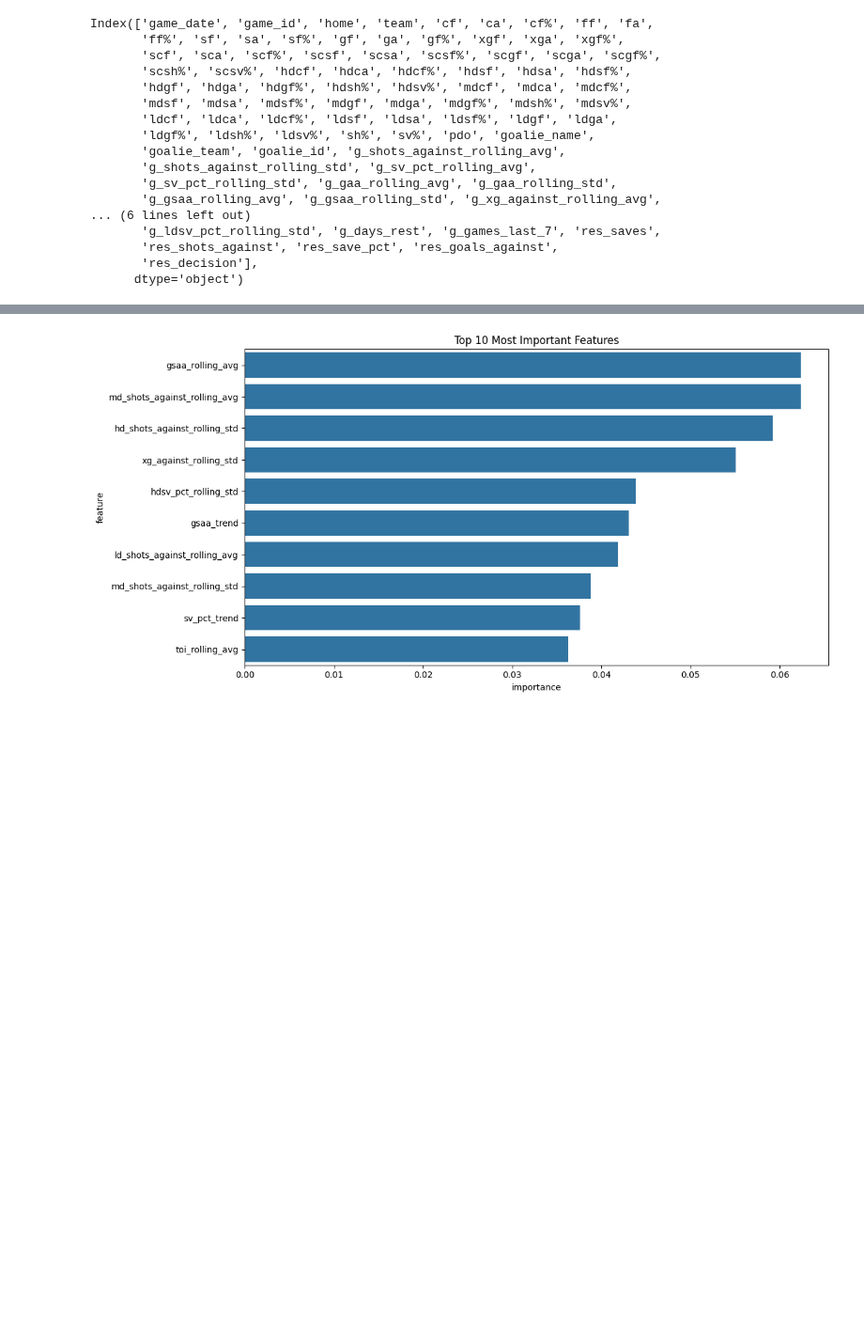
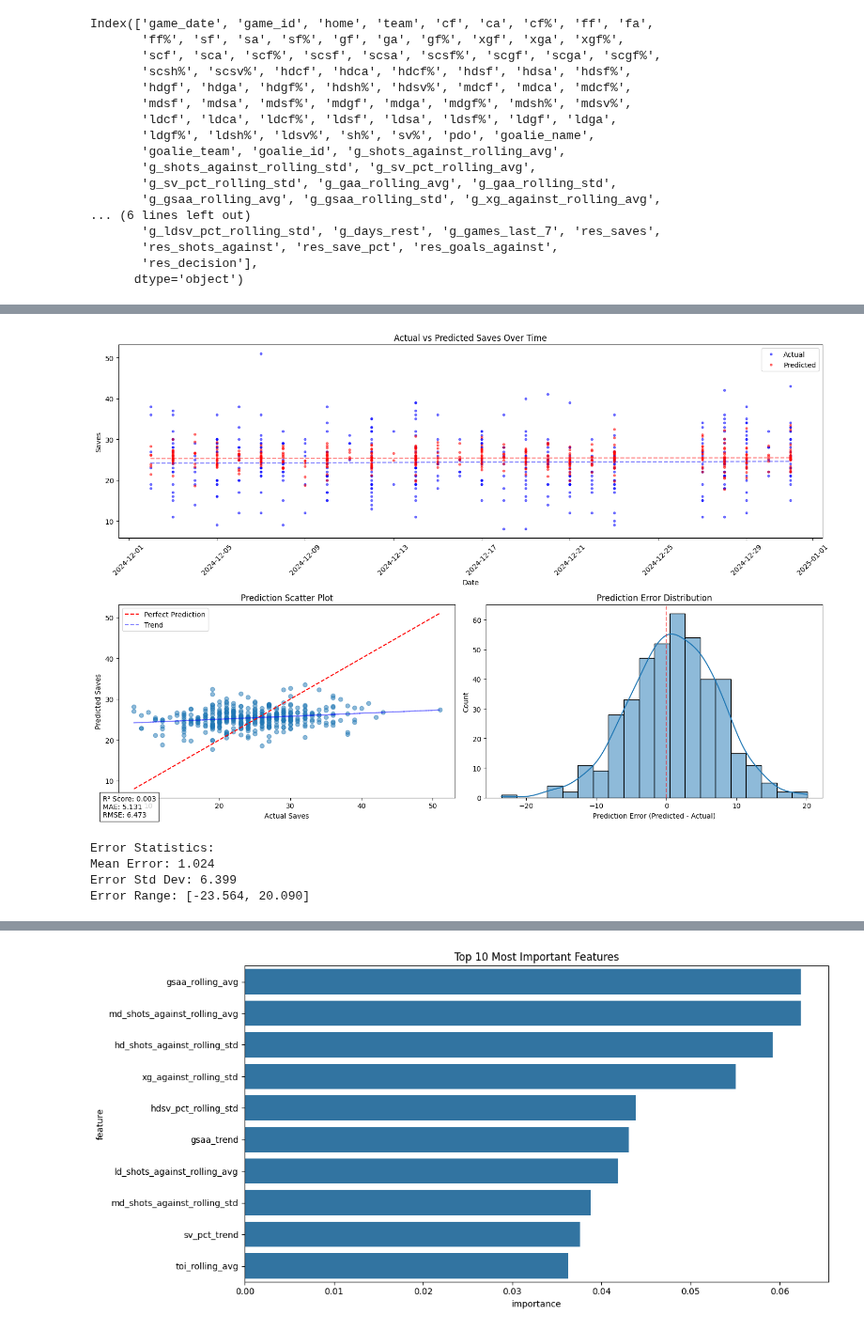
Before and after one commit to bwista/accurateshothelper, a Jupyter notebook: notebooks/goalie_eda.ipynb, the cells around one changed output, grey strips where cells are left out. Shown at 94% size. Saved outputs shown, nothing was run; the diff lists cells and outputs as text; code cells hidden in the pictures; blank space fills up the shorter version.

```diff
--- a/notebooks/goalie_eda.ipynb
+++ b/notebooks/goalie_eda.ipynb
@@ -752,7 +862,9 @@ processed_df = processed_df.sort_values('game_date')
 
 # Define features to use for model
 features = [
-    'g_gsaa_rolling_avg', 'g_shots_against_rolling_avg'
+    'home',
+    'g_gsaa_rolling_avg', 'g_shots_against_rolling_avg',
+     'g_games_last_7', 'scf%', 'xgf%'
 ]
 
 # Instead of random split, use time-based split
@@ -793,18 +905,6 @@ metrics = {
     'rmse': np.sqrt(mean_squared_error(y_test, y_pred)),
     'feature_importance': dict(zip(features, rf_model.feature_importances_))  # Remove .columns
 }
-
-# Optional: Add visualization of predictions over time
-plt.figure(figsize=(12, 6))
-plt.plot(processed_df[test_mask]['game_date'], y_test, label='Actual', marker='o')
-plt.plot(processed_df[test_mask]['game_date'], y_pred, label='Predicted', marker='o')
-plt.title('Actual vs Predicted Saves Over Time')
-plt.xlabel('Date')
-plt.ylabel('Saves')
-plt.legend()
-plt.xticks(rotation=45)
-plt.tight_layout()
-plt.show()
 # %% [output]
 Training data from 0 to 781
 Testing data from 782 to 1199
@@ -819,0 +911,61 @@ metrics
+# %%
+# Create a figure with multiple subplots
+fig = plt.figure(figsize=(15, 10))
+gs = fig.add_gridspec(2, 2)
+
+# 1. Time series plot (improved version)
+ax1 = fig.add_subplot(gs[0, :])
+ax1.plot(processed_df[test_mask]['game_date'], y_test, 'b.', label='Actual', alpha=0.5)
+ax1.plot(processed_df[test_mask]['game_date'], y_pred, 'r.', label='Predicted', alpha=0.5)
+# Add trend lines
+ax1.plot(processed_df[test_mask]['game_date'],
+         np.poly1d(np.polyfit(range(len(y_test)), y_test, 1))(range(len(y_test))),
+         'b--', alpha=0.5)
+ax1.plot(processed_df[test_mask]['game_date'],
+         np.poly1d(np.polyfit(range(len(y_pred)), y_pred, 1))(range(len(y_pred))),
+         'r--', alpha=0.5)
+ax1.set_title('Actual vs Predicted Saves Over Time')
+ax1.set_xlabel('Date')
+ax1.set_ylabel('Saves')
+ax1.legend()
+ax1.tick_params(axis='x', rotation=45)
+
+# 2. Scatter plot with regression line
+ax2 = fig.add_subplot(gs[1, 0])
+ax2.scatter(y_test, y_pred, alpha=0.5)
+ax2.plot([y_test.min(), y_test.max()], [y_test.min(), y_test.max()], 'r--', label='Perfect Prediction')
+z = np.polyfit(y_test, y_pred, 1)
+p = np.poly1d(z)
+ax2.plot(y_test, p(y_test), "b--", alpha=0.5, label='Trend')
+ax2.set_xlabel('Actual Saves')
+ax2.set_ylabel('Predicted Saves')
+ax2.set_title('Prediction Scatter Plot')
+ax2.legend()
+
+# 3. Error distribution
+ax3 = fig.add_subplot(gs[1, 1])
+errors = y_pred - y_test
+sns.histplot(errors, kde=True, ax=ax3)
+ax3.axvline(x=0, color='r', linestyle='--', alpha=0.5)
+ax3.set_title('Prediction Error Distribution')
+ax3.set_xlabel('Prediction Error (Predicted - Actual)')
+ax3.set_ylabel('Count')
+
+# Add metrics text box
+metrics_text = f'R² Score: {metrics["r2_score"]:.3f}\nMAE: {metrics["mae"]:.3f}\nRMSE: {metrics["rmse"]:.3f}'
+fig.text(0.02, 0.02, metrics_text, fontsize=10, bbox=dict(facecolor='white', alpha=0.8))
+
+plt.tight_layout()
+plt.show()
+
+# Print additional statistical information
+print("\nError Statistics:")
+print(f"Mean Error: {errors.mean():.3f}")
+print(f"Error Std Dev: {errors.std():.3f}")
+print(f"Error Range: [{errors.min():.3f}, {errors.max():.3f}]")
+# %% [output]
+[figure, added]
+Error Statistics:
+Mean Error: 1.024
+Error Std Dev: 6.399
+Error Range: [-23.564, 20.090]
```
Also changed, not shown: parts of 9 cells of this notebook.
